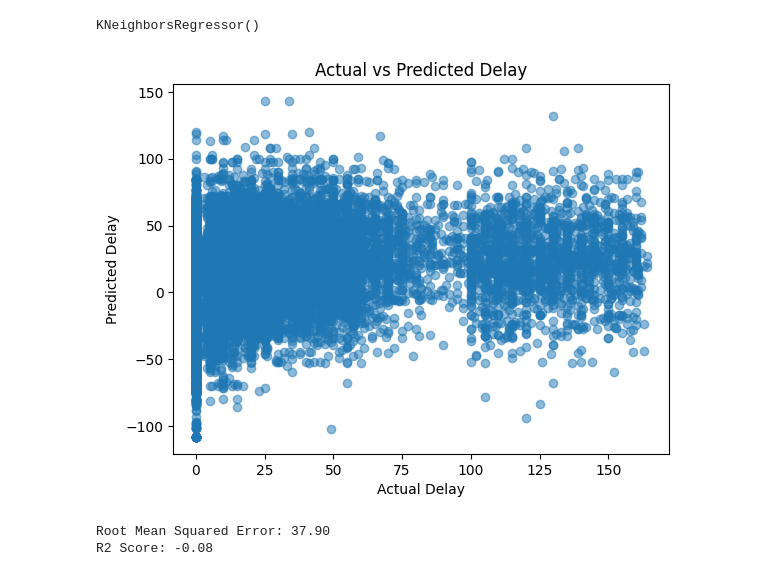
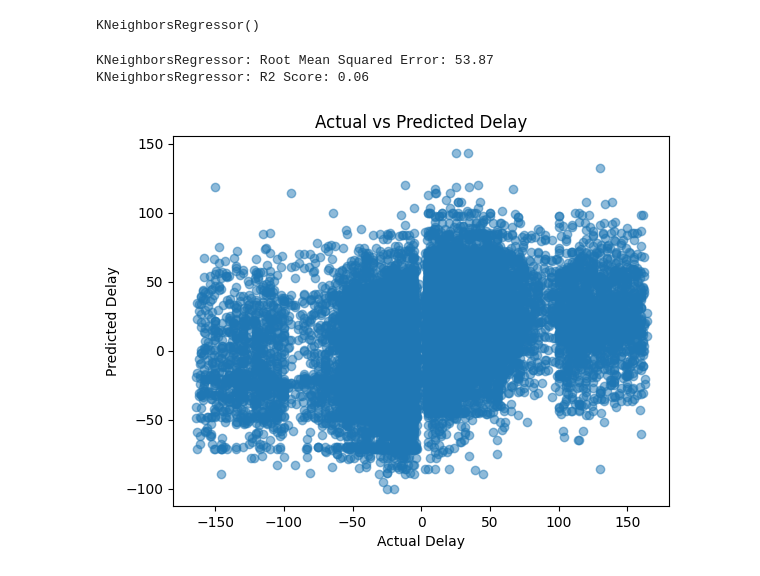
Before and after one commit to marcok10/ds-ml-project, a Jupyter notebook: EDA-flight.ipynb, the cells around one changed output. Cells and saved outputs as stored; diff of their text form; code cells hidden in the pictures.

Commit message:
Added plot_actual_Vs_predicted and score for all models

```diff
--- a/EDA-flight.ipynb
+++ b/EDA-flight.ipynb
@@ -373,26 +331,15 @@ knn_model.fit(X_train_pos_neg, y_train_pos_neg)
 KNeighborsRegressor()
 # %%
 y_pos_neg_pred = knn_model.predict(X_test_pos_neg)
-# %%
-# Visualize predictions vs actual
-plt.scatter(y_test_pos_neg, y_pos_neg_pred, alpha=0.5)
-plt.xlabel('Actual Delay')
-plt.ylabel('Predicted Delay')
-plt.title('Actual vs Predicted Delay')
-plt.show()
-
-# Print model scores
-import numpy as np
-y_pos_neg_pred[y_pos_neg_pred < 0] = 0
-y_test_pos_neg = y_test_pos_neg.clip(lower=0)
-rmse = np.sqrt(mean_squared_error(y_test_pos_neg, y_pos_neg_pred))
-r2 = r2_score(y_test_pos_neg, y_pos_neg_pred)
-print(f"Root Mean Squared Error: {rmse:.2f}")
-print(f"R2 Score: {r2:.2f}")
-# %% [output]
-[figure, removed]
-Root Mean Squared Error: 37.90
-R2 Score: -0.08
+# %%
+# Print model scores
+model_score(knn_model, y_test_pos_neg, y_pos_neg_pred)
+# Visualize predictions vs actual
+plot_actual_Vs_predicted(y_test_pos_neg, y_pos_neg_pred)
+# %% [output]
+KNeighborsRegressor: Root Mean Squared Error: 53.87
+KNeighborsRegressor: R2 Score: 0.06
+[figure, added]
 # %%
 from sklearn.model_selection import GridSearchCV
 from sklearn.neighbors import KNeighborsRegressor
```
Also changed, not shown: parts of 15 cells of this notebook.
